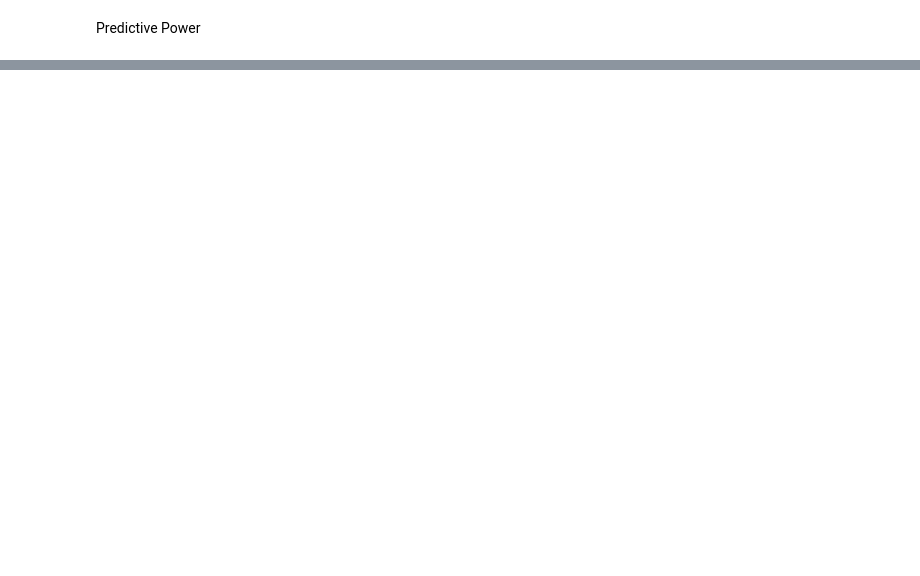
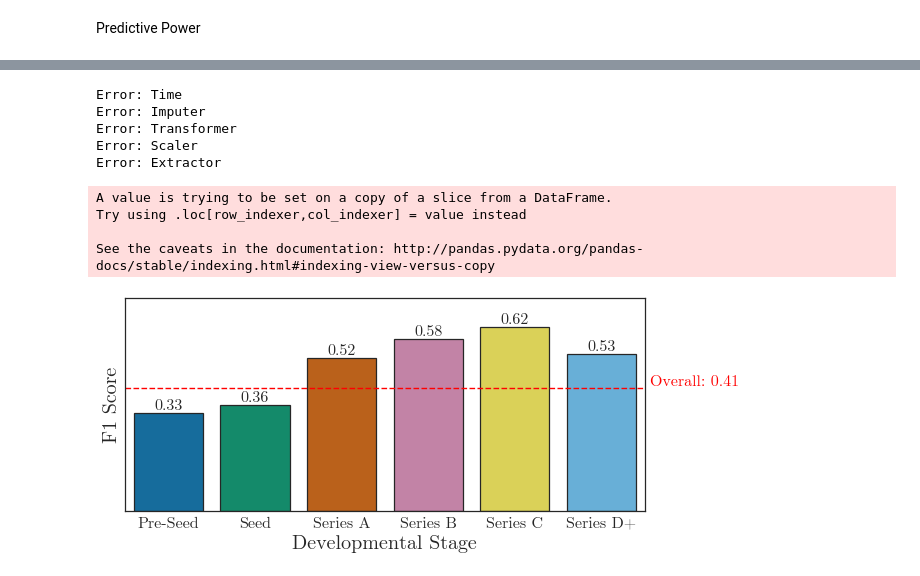
Before and after one commit to markshelton/autovc, a Jupyter notebook: dev/package/analysis/notebooks/Exploratory Statistics.ipynb, the cells around one changed output, grey strips where cells are left out. Saved outputs shown, nothing was run; the diff lists cells and outputs as text; code cells hidden in the pictures; blank space fills up the shorter version.

```diff
--- a/dev/package/analysis/notebooks/Exploratory Statistics.ipynb
+++ b/dev/package/analysis/notebooks/Exploratory Statistics.ipynb
@@ -1240,0 +1181,5 @@ list(results)
+# %%
+hi = pd.DataFrame()
+for x in list(yoo):
+    hi[x] = [yoo[x].tolist()]
+    #hi = pd.concat([hi, pd.Series()],axis=1)
@@ -1240,0 +1262,32 @@ list(results)
+# %%
+df_evaluate = get_results(19, "evaluate")
+# %% [output]
+Error: Time
+Error: Imputer
+Error: Transformer
+Error: Scaler
+Error: Extractor
+# %%
+df_evaluate["feature_date_str"] = df_evaluate["feature_date"].apply(lambda x: x.year)
+df_evaluate["forecast_window_years"] = df_evaluate["forecast_window"].apply(lambda x: x.days // 360).astype(str)
+# %%
+hi = df_evaluate[["Y_Pred", "Y_True", "feature_stage","forecast_window_years","feature_date_str"]]
+df = get_feature_values(hi)
+results = feature_function(df, metrics.f1_score, group = ["feature_stage"])
+overall = feature_function(df, metrics.f1_score)
+# %% [output]
+A value is trying to be set on a copy of a slice from a DataFrame.
+Try using .loc[row_indexer,col_indexer] = value instead
+
+See the caveats in the documentation: http://pandas.pydata.org/pandas-docs/stable/indexing.html#indexing-view-versus-copy
+# %%
+f = plt.figure()
+ax = sns.barplot(y=results.values, x = results.index, orient="v", **outline_bars)
+auto_label(ax, fmt='{:,.2f}')
+add_horizontal_line(ax, overall+ 0.01, "Overall: {:,.2f}".format(overall), color="r")
+ax.set_xlabel("Developmental Stage")
+ax.set_ylabel("F1 Score")
+plt.tight_layout()
+#f.savefig(evaluation_path+"predictive_stage.pdf", bbox_inches="tight")
+# %% [output]
+[figure, added]
```
Also changed, not shown: parts of 151 cells of this notebook, 37 other files.
